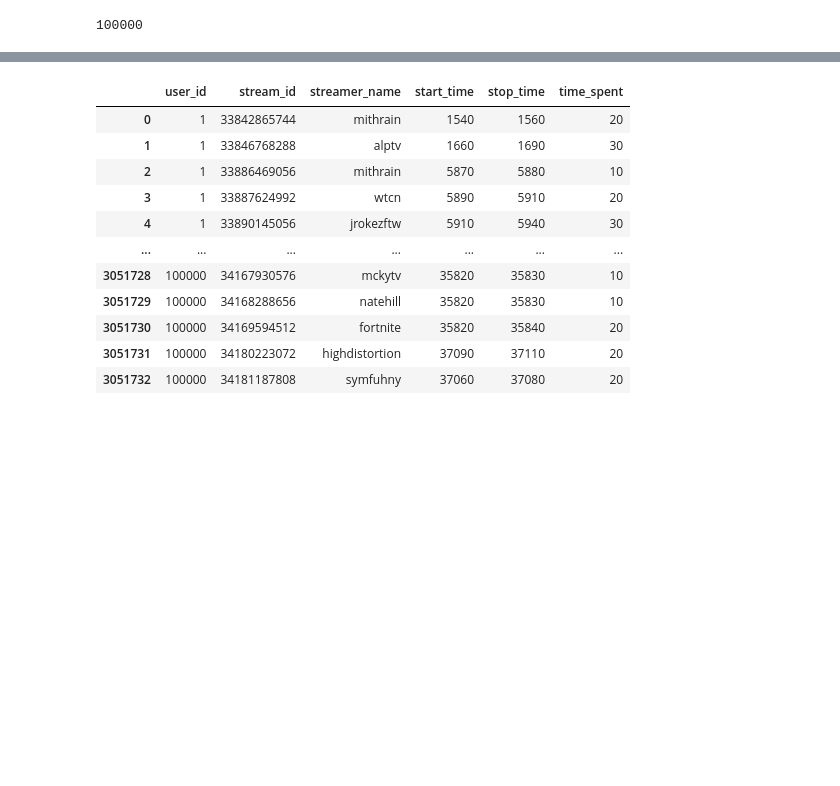
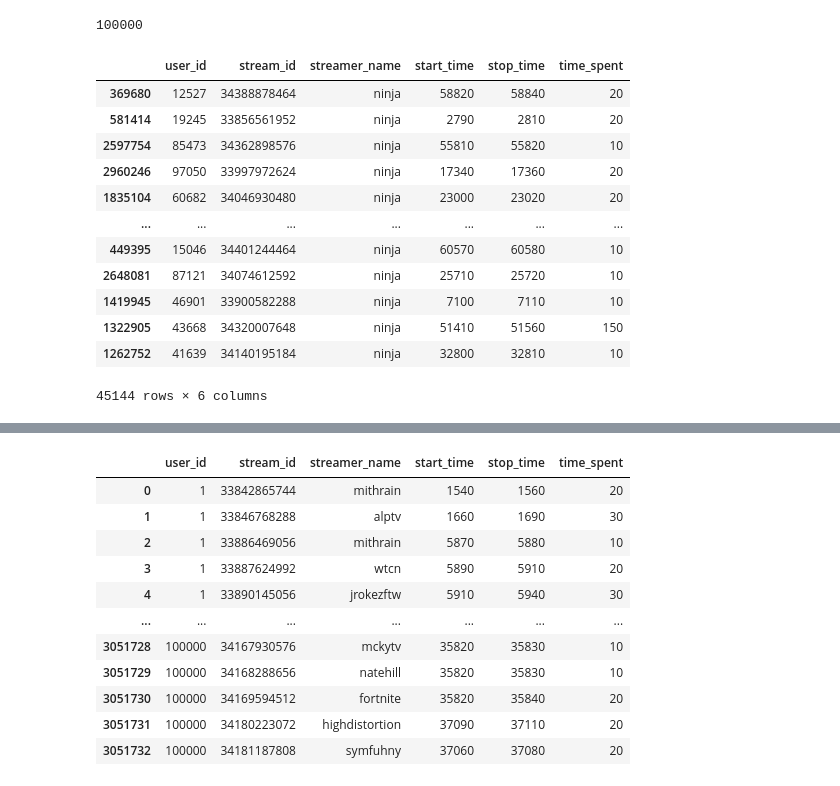
Before and after one commit to garrett-lam/twitchRec, a Jupyter notebook: twitchRec.ipynb, the cells around one changed output, grey strips where cells are left out. Drawn from its saved outputs; the diff is of its cells as text; code cells hidden in the pictures; blank space fills up the shorter version.

```diff
--- a/twitchRec.ipynb
+++ b/twitchRec.ipynb
@@ -45,3 +46,19 @@ df
 df['user_id'].nunique()
 # %% [output]
 100000
+# %%
+df[df['streamer_name'] == 'ninja']
+# %% [output]
+|  | user_id | stream_id | streamer_name | start_time | stop_time | time_spent |
+| 369680 | 12527 | 34388878464 | ninja | 58820 | 58840 | 20 |
+| 581414 | 19245 | 33856561952 | ninja | 2790 | 2810 | 20 |
+| 2597754 | 85473 | 34362898576 | ninja | 55810 | 55820 | 10 |
+| 2960246 | 97050 | 33997972624 | ninja | 17340 | 17360 | 20 |
+| 1835104 | 60682 | 34046930480 | ninja | 23000 | 23020 | 20 |
+| ... | ... | ... | ... | ... | ... | ... |
+| 449395 | 15046 | 34401244464 | ninja | 60570 | 60580 | 10 |
+| 2648081 | 87121 | 34074612592 | ninja | 25710 | 25720 | 10 |
+| 1419945 | 46901 | 33900582288 | ninja | 7100 | 7110 | 10 |
+| 1322905 | 43668 | 34320007648 | ninja | 51410 | 51560 | 150 |
+| 1262752 | 41639 | 34140195184 | ninja | 32800 | 32810 | 10 |
+45144 rows × 6 columns
```
Also changed, not shown: parts of 21 cells of this notebook.
